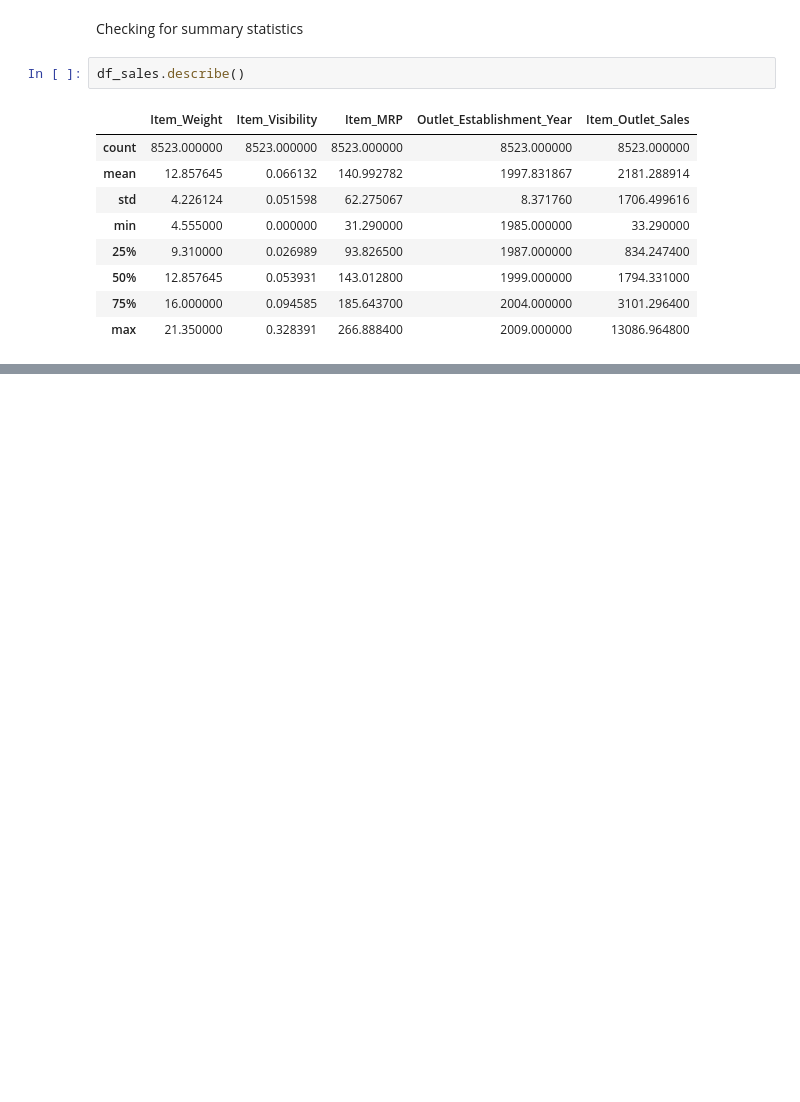
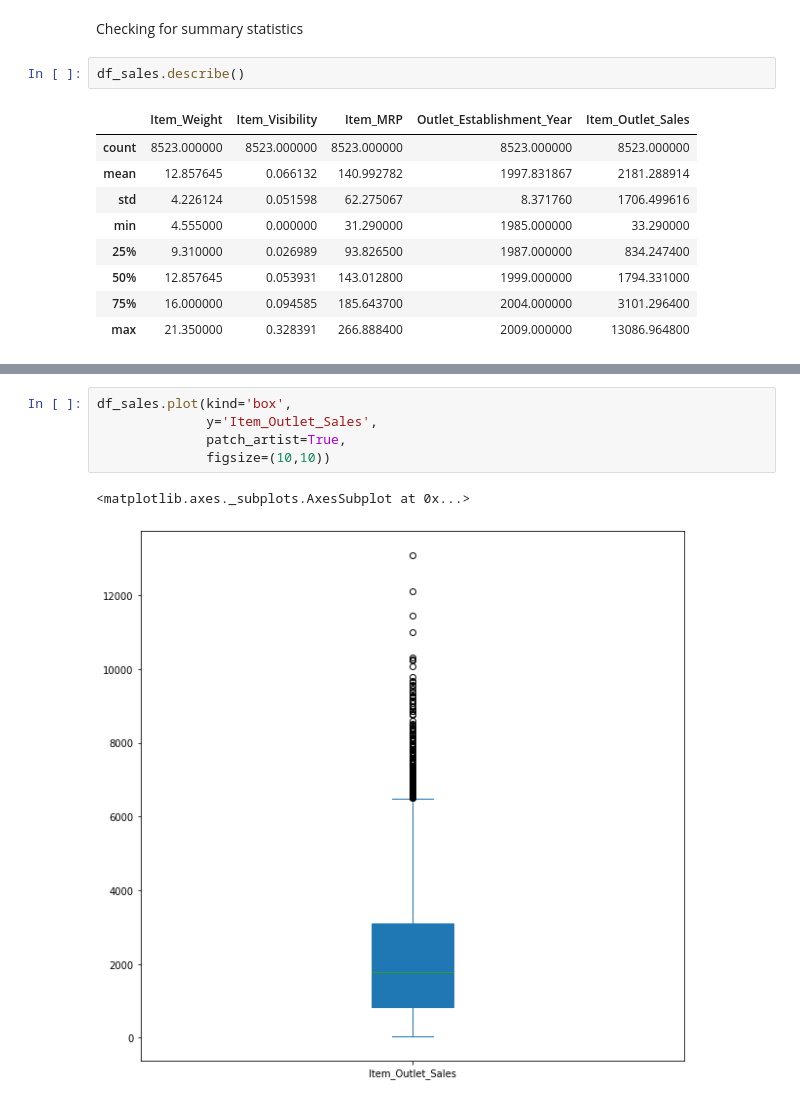
Before and after one commit to juanlopez91/sales_predictions, a Jupyter notebook: sales_predictions.ipynb, the cells around one changed output, grey strips where cells are left out. Saved outputs shown, nothing was run; the diff lists cells and outputs as text; blank space fills up the shorter version.

```diff
--- a/sales_predictions.ipynb
+++ b/sales_predictions.ipynb
@@ -147,0 +162,8 @@ df_sales.describe()
+# %%
+df_sales.plot(kind='box',
+              y='Item_Outlet_Sales',
+              patch_artist=True,
+              figsize=(10,10))
+# %% [output]
+<matplotlib.axes._subplots.AxesSubplot at 0x...>
+[figure, added]
```
Also changed, not shown: parts of 8 cells of this notebook.
